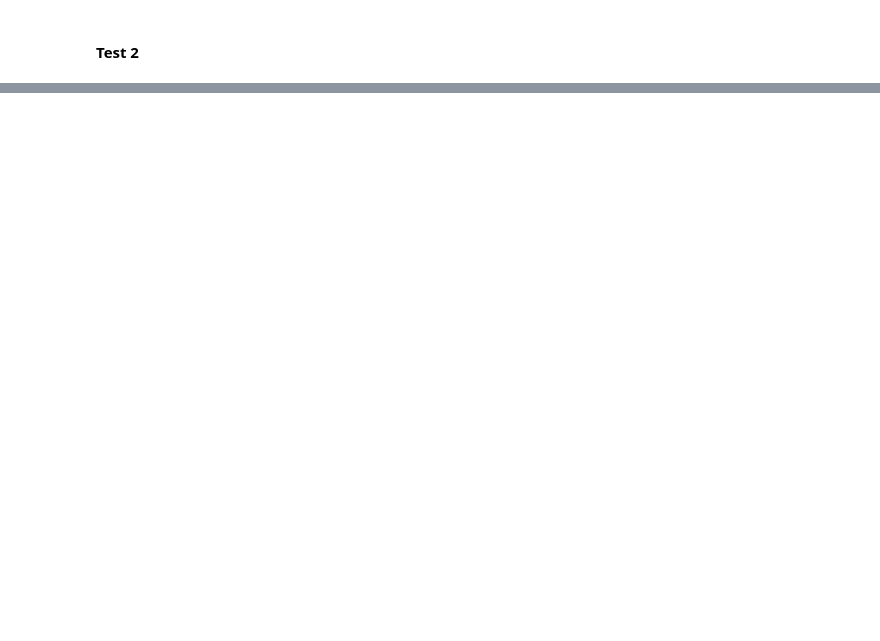
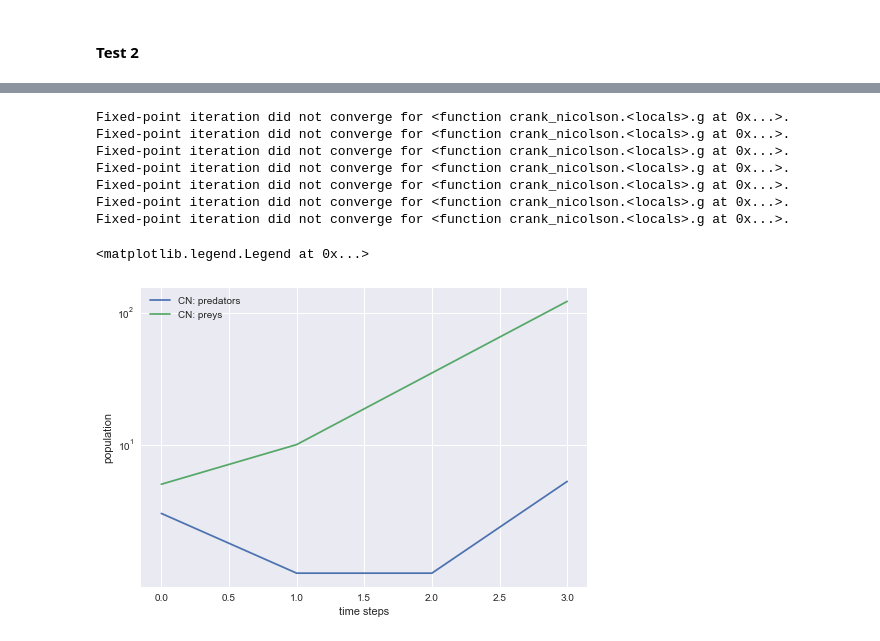
Before and after one commit to maxstollmayer/NuMeDiffG, a Jupyter notebook: Aufgabenblatt 3/Aufgabenblatt 3 Lösung.ipynb, the cells around one changed output, grey strips where cells are left out. Saved outputs shown, nothing was run; the diff lists cells and outputs as text; code cells hidden in the pictures; blank space fills up the shorter version.

```diff
--- a/Aufgabenblatt 3/Aufgabenblatt 3 Lösung.ipynb
+++ b/Aufgabenblatt 3/Aufgabenblatt 3 Lösung.ipynb
@@ -254,0 +256,19 @@ print(y2_be)
+# %%
+t2_cn, y2_cn = crank_nicolson(f2, y2_0, t2_0, t2_N, N2, tol=100)
+
+plt.plot(t2_cn, y2_cn[:, 0], label="CN: predators")
+plt.plot(t2_cn, y2_cn[:, 1], label="CN: preys")
+plt.xlabel("time steps")
+plt.ylabel("population")
+plt.yscale("symlog")
+plt.legend()
+# %% [output]
+Fixed-point iteration did not converge for <function crank_nicolson.<locals>.g at 0x...>.
+Fixed-point iteration did not converge for <function crank_nicolson.<locals>.g at 0x...>.
+Fixed-point iteration did not converge for <function crank_nicolson.<locals>.g at 0x...>.
+Fixed-point iteration did not converge for <function crank_nicolson.<locals>.g at 0x...>.
+Fixed-point iteration did not converge for <function crank_nicolson.<locals>.g at 0x...>.
+Fixed-point iteration did not converge for <function crank_nicolson.<locals>.g at 0x...>.
+Fixed-point iteration did not converge for <function crank_nicolson.<locals>.g at 0x...>.
+<matplotlib.legend.Legend at 0x...>
+[figure, added]
```
Also changed, not shown: parts of 5 cells of this notebook.
